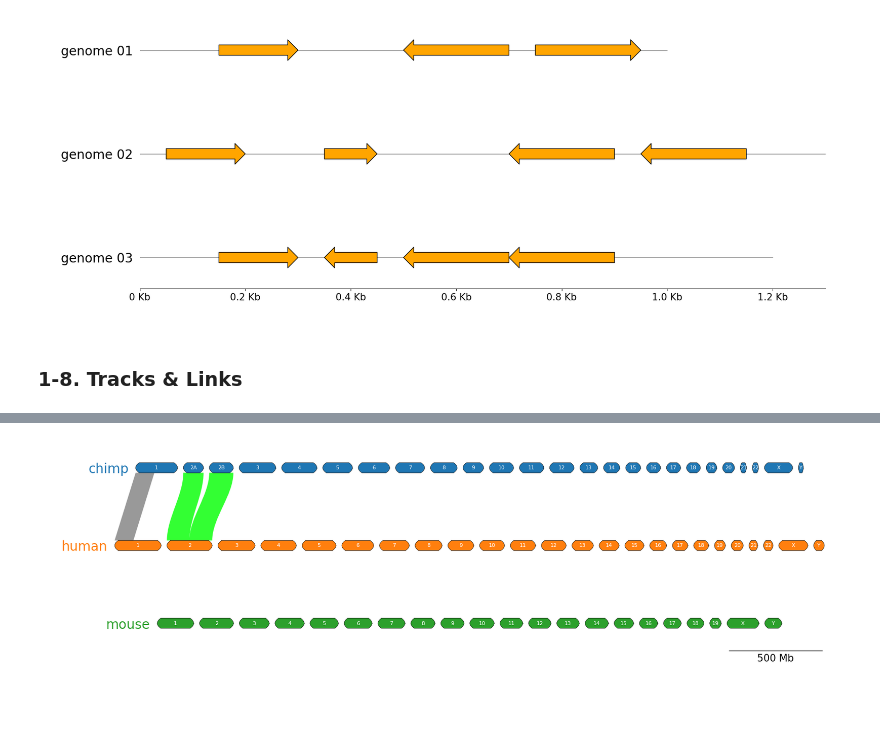
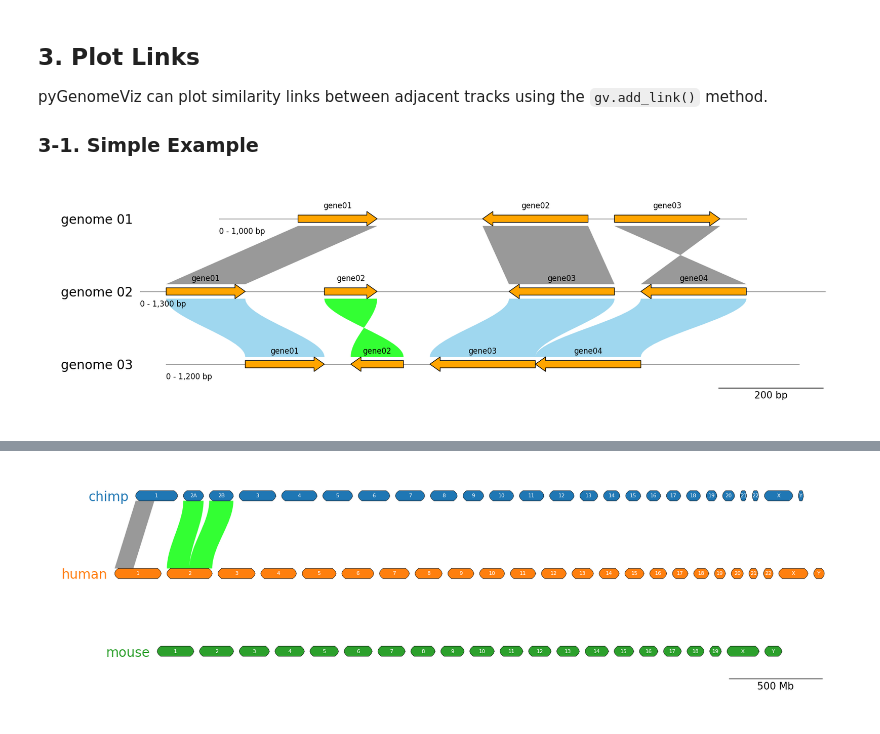
Before and after one commit to moshi4/pyGenomeViz, a Jupyter notebook: docs/getting_started.ipynb, the cells around one changed output, grey strips where cells are left out. Cells and saved outputs as stored; diff of their text form; code cells hidden in the pictures.

```diff
--- a/docs/getting_started.ipynb
+++ b/docs/getting_started.ipynb
@@ -133,25 +150,40 @@ fig = gv.plotfig()
+# %% [markdown]
+## 3. Plot Links
+
+pyGenomeViz can plot similarity links between adjacent tracks using the `gv.add_link()` method.
+
+### 3-1. Simple Example
 # %%
 from pygenomeviz import GenomeViz
 
 genome_list = [
-    dict(name="genome 01", size=1000, features=((150, 300, 1), (500, 700, -1), (750, 950, 1))),
-    dict(name="genome 02", size=1300, features=((50, 200, 1), (350, 450, 1), (700, 900, -1), (950, 1150, -1))),
-    dict(name="genome 03", size=1200, features=((150, 300, 1), (350, 450, -1), (500, 700, -1), (700, 900, -1))),
+    ("genome 01", 1000, [(150, 300, 1), (500, 700, -1), (750, 950, 1)]),
+    ("genome 02", 1300, [(50, 200, 1), (350, 450, 1), (700, 900, -1), (950, 1150, -1)]),
+    ("genome 03", 1200, [(150, 300, 1), (350, 450, -1), (500, 700, -1), (700, 900, -1)]),
 ]
 
-gv = GenomeViz()
-gv.set_scale_xticks()
+gv = GenomeViz(fig_track_height=0.7, track_align_type="center")
+gv.set_scale_bar()
 
-# Set multi tracks & features
+# Set tracks & features
 for genome in genome_list:
-    name, size, features = genome["name"], genome["size"], genome["features"]
+    name, size, features = genome[0], genome[1], genome[2]
     track = gv.add_feature_track(name, size)
-    for feature in features:
+    track.add_sublabel()
+    for idx, feature in enumerate(features, 1):
         start, end, strand = feature
-        track.add_feature(start, end, strand, plotstyle="bigarrow", lw=1.0)
+        track.add_feature(start, end, strand, plotstyle="bigarrow", lw=1, label=f"gene{idx:02d}", text_kws=dict(rotation=0, vpos="top", hpos="center"))
+
+# Add links between "genome 01" and "genome 02"
+gv.add_link(("genome 01", 150, 300), ("genome 02", 50, 200))
+gv.add_link(("genome 01", 700, 500), ("genome 02", 900, 700))
+gv.add_link(("genome 01", 750, 950), ("genome 02", 1150, 950))
+# Add links between "genome 02" and "genome 03"
+gv.add_link(("genome 02", 50, 200), ("genome 03", 150, 300), color="skyblue", inverted_color="lime", curve=True)
+gv.add_link(("genome 02", 350, 450), ("genome 03", 450, 350), color="skyblue", inverted_color="lime", curve=True)
+gv.add_link(("genome 02", 900, 700), ("genome 03", 700, 500), color="skyblue", inverted_color="lime", curve=True)
+gv.add_link(("genome 03", 900, 700), ("genome 02", 1150, 950), color="skyblue", inverted_color="lime", curve=True)
 
 fig = gv.plotfig()
 # %% [output]
-[figure, old version]
+[figure, new version]
-# %% [markdown]
-### 1-8. Tracks & Links
```
Also changed, not shown: parts of 64 cells of this notebook.
